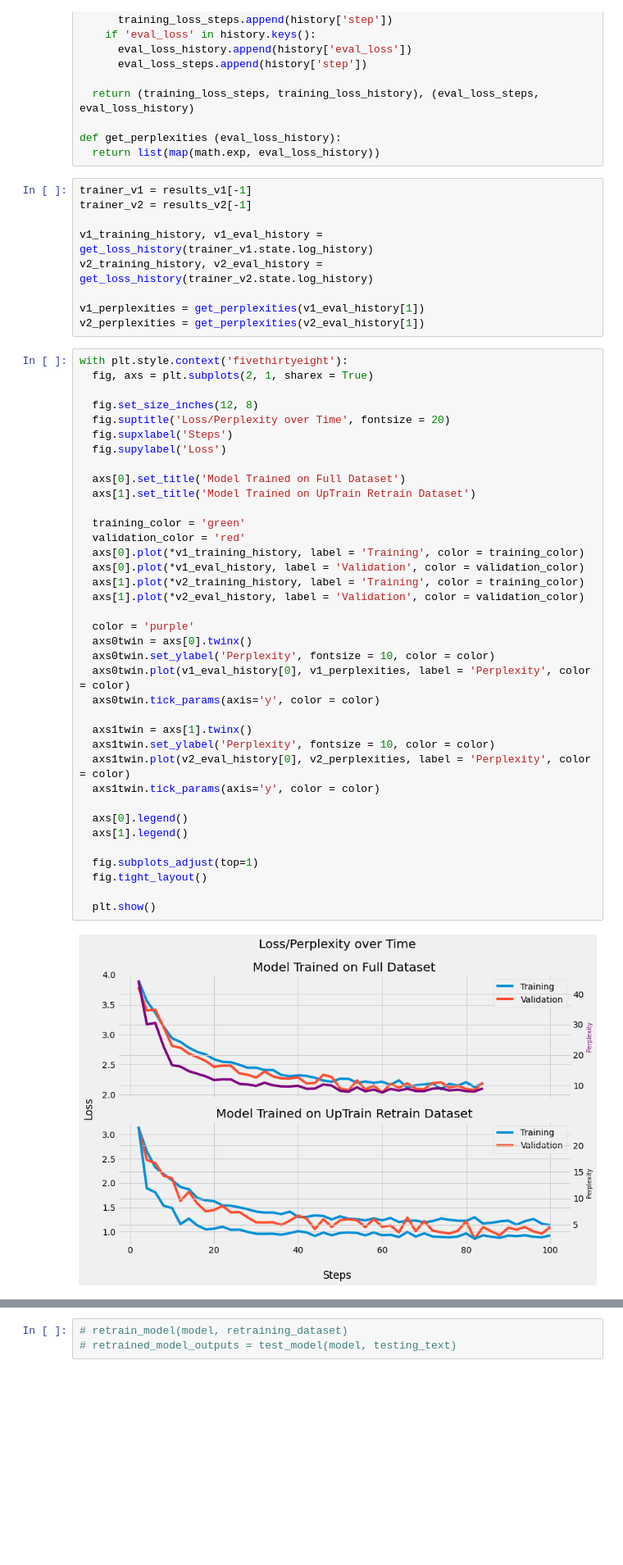
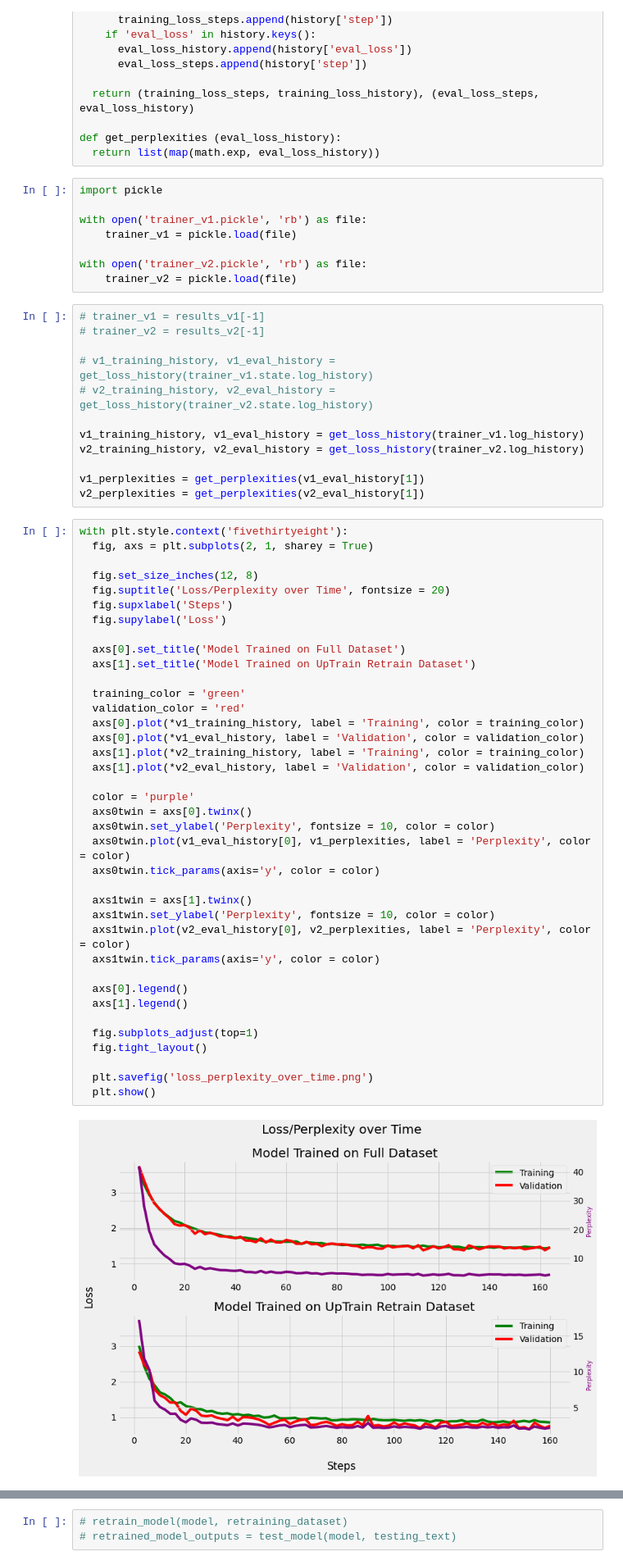
Before and after one commit to a-r-r-o-w/mlm-product-customer-support-team, a Jupyter notebook: src/unreality_ai_uptrain_hackathon.ipynb, the cells around one changed output, grey strips where cells are left out. Shown at 82% size. Saved outputs shown, nothing was run; the diff lists cells and outputs as text; blank space fills up the shorter version.

```diff
--- a/src/unreality_ai_uptrain_hackathon.ipynb
+++ b/src/unreality_ai_uptrain_hackathon.ipynb
@@ -927,18 +1227,29 @@ def get_loss_history (log_history):
 
 def get_perplexities (eval_loss_history):
   return list(map(math.exp, eval_loss_history))
+# %%
+import pickle
+
+with open('trainer_v1.pickle', 'rb') as file:
+    trainer_v1 = pickle.load(file)
+
+with open('trainer_v2.pickle', 'rb') as file:
+    trainer_v2 = pickle.load(file)
 # %%
-trainer_v1 = results_v1[-1]
-trainer_v2 = results_v2[-1]
+# trainer_v1 = results_v1[-1]
+# trainer_v2 = results_v2[-1]
 
-v1_training_history, v1_eval_history = get_loss_history(trainer_v1.state.log_history)
-v2_training_history, v2_eval_history = get_loss_history(trainer_v2.state.log_history)
+# v1_training_history, v1_eval_history = get_loss_history(trainer_v1.state.log_history)
+# v2_training_history, v2_eval_history = get_loss_history(trainer_v2.state.log_history)
+
+v1_training_history, v1_eval_history = get_loss_history(trainer_v1.log_history)
+v2_training_history, v2_eval_history = get_loss_history(trainer_v2.log_history)
 
 v1_perplexities = get_perplexities(v1_eval_history[1])
 v2_perplexities = get_perplexities(v2_eval_history[1])
 # %%
 with plt.style.context('fivethirtyeight'):
-  fig, axs = plt.subplots(2, 1, sharex = True)
+  fig, axs = plt.subplots(2, 1, sharey = True)
 
   fig.set_size_inches(12, 8)
   fig.suptitle('Loss/Perplexity over Time', fontsize = 20)
@@ -947,31 +1258,32 @@ with plt.style.context('fivethirtyeight'):
 
   axs[0].set_title('Model Trained on Full Dataset')
   axs[1].set_title('Model Trained on UpTrain Retrain Dataset')
 
   training_color = 'green'
   validation_color = 'red'
   axs[0].plot(*v1_training_history, label = 'Training', color = training_color)
   axs[0].plot(*v1_eval_history, label = 'Validation', color = validation_color)
   axs[1].plot(*v2_training_history, label = 'Training', color = training_color)
   axs[1].plot(*v2_eval_history, label = 'Validation', color = validation_color)
 
   color = 'purple'
   axs0twin = axs[0].twinx()
   axs0twin.set_ylabel('Perplexity', fontsize = 10, color = color)
   axs0twin.plot(v1_eval_history[0], v1_perplexities, label = 'Perplexity', color = color)
   axs0twin.tick_params(axis='y', color = color)
 
   axs1twin = axs[1].twinx()
   axs1twin.set_ylabel('Perplexity', fontsize = 10, color = color)
   axs1twin.plot(v2_eval_history[0], v2_perplexities, label = 'Perplexity', color = color)
   axs1twin.tick_params(axis='y', color = color)
 
   axs[0].legend()
   axs[1].legend()
 
   fig.subplots_adjust(top=1)
   fig.tight_layout()
 
+  plt.savefig('loss_perplexity_over_time.png')
   plt.show()
 # %% [output]
-[figure, old version]
+[figure, new version]
```
Also changed, not shown: parts of 63 cells of this notebook.
